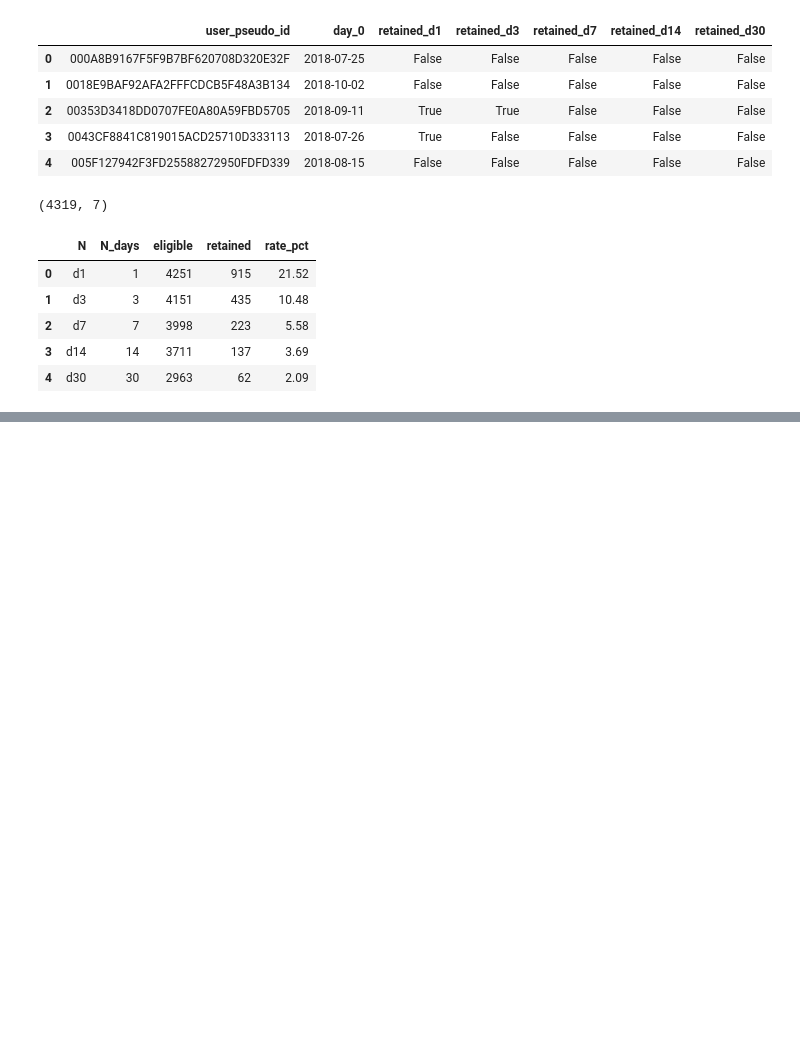
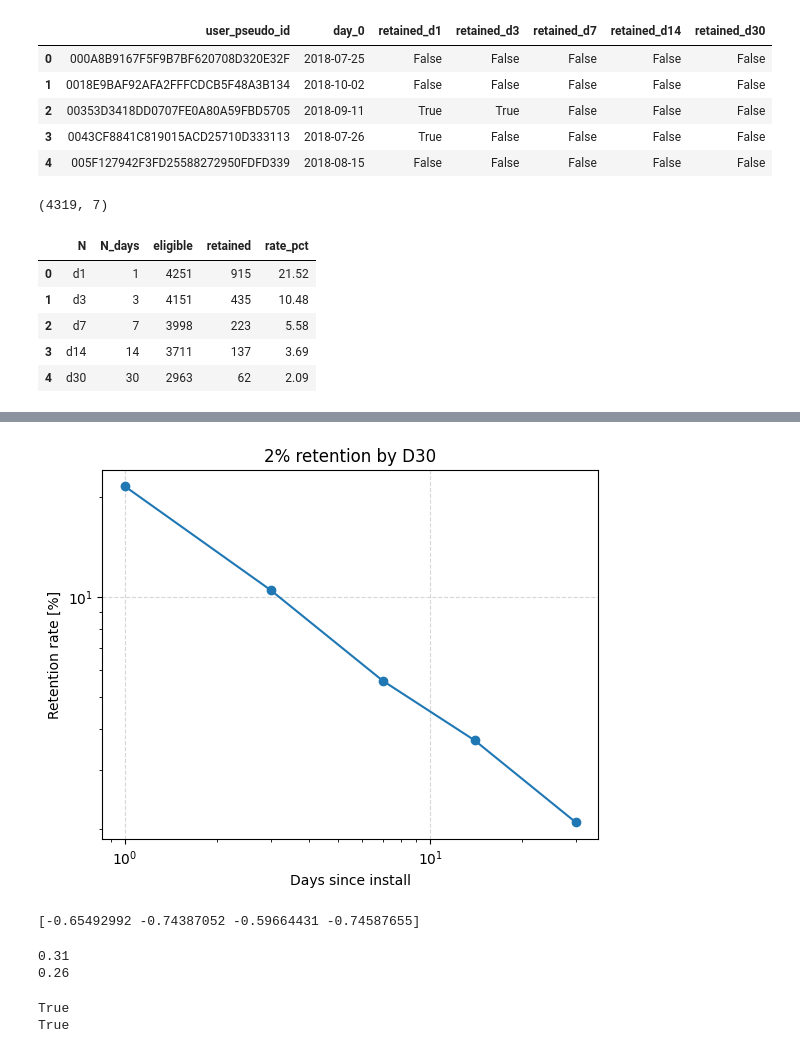
Before and after one commit to Adir-Amar/FloodIt-product-analytics, a Jupyter notebook: notebooks/02_retention_analysis.ipynb, the cells around one changed output, grey strips where cells are left out. Cells and saved outputs as stored; diff of their text form; code cells hidden in the pictures; blank space fills up the shorter version.

```diff
--- a/notebooks/02_retention_analysis.ipynb
+++ b/notebooks/02_retention_analysis.ipynb
@@ -126,0 +142,13 @@ retention_long
+# %%
+retention_graph_loglog = retention_long.plot(x = 'N_days', y = 'rate_pct', marker = 'o', legend = False)
+
+plt.title('2% retention by D30')
+plt.xlabel('Days since install')
+plt.xscale('log')
+plt.ylabel('Retention rate [%]')
+plt.yscale('log')
+plt.grid(alpha = 0.5, linestyle = '--')
+
+plt.show(retention_graph_loglog)
+# %% [output]
+[figure, added]
@@ -126,0 +157,40 @@ retention_long
+# %%
+slopes = np.diff(np.log(retention_long['rate_pct'])) / np.diff(np.log(retention_long['N_days']))
+print(slopes)
+# %% [output]
+[-0.65492992 -0.74387052 -0.59664431 -0.74587655]
+# %%
+d14_eligibles = retention_long['eligible'].loc[retention_long['N_days'] == 14].item()
+d14_retained = retention_long['retained'].loc[retention_long['N_days'] == 14].item()
+d14_p = d14_retained / d14_eligibles
+d14_se_pp = round(100 * np.sqrt((d14_p * (1 - d14_p) / d14_eligibles)), 2)
+
+d30_eligibles = retention_long['eligible'].loc[retention_long['N_days'] == 30].item()
+d30_retained = retention_long['retained'].loc[retention_long['N_days'] == 30].item()
+d30_p = d30_retained / d30_eligibles
+d30_se_pp = round(100 * np.sqrt((d30_p * (1 - d30_p) / d30_eligibles)), 2)
+
+print(d14_se_pp)
+print(d30_se_pp)
+# %% [output]
+0.31
+0.26
+# %%
+code_check = []
+
+d1_rate = retention_long['rate_pct'].loc[retention_long['N_days'] == 1].item()
+
+d14_rate = retention_long['rate_pct'].loc[retention_long['N_days'] == 14].item()
+d14_day = retention_long['N_days'].loc[retention_long['N_days'] == 14].item()
+
+d30_rate = retention_long['rate_pct'].loc[retention_long['N_days'] == 30].item()
+d30_day = retention_long['N_days'].loc[retention_long['N_days'] == 30].item()
+
+code_check.append([d14_rate, d14_day, d14_se_pp])
+code_check.append([d30_rate, d30_day, d30_se_pp])
+
+for rate, day, se in code_check:
+   print(-2 * se <= rate - d1_rate*day**-0.69 <= 2 * se)
+# %% [output]
+True
+True
```
Also changed, not shown: parts of 3 cells of this notebook.
